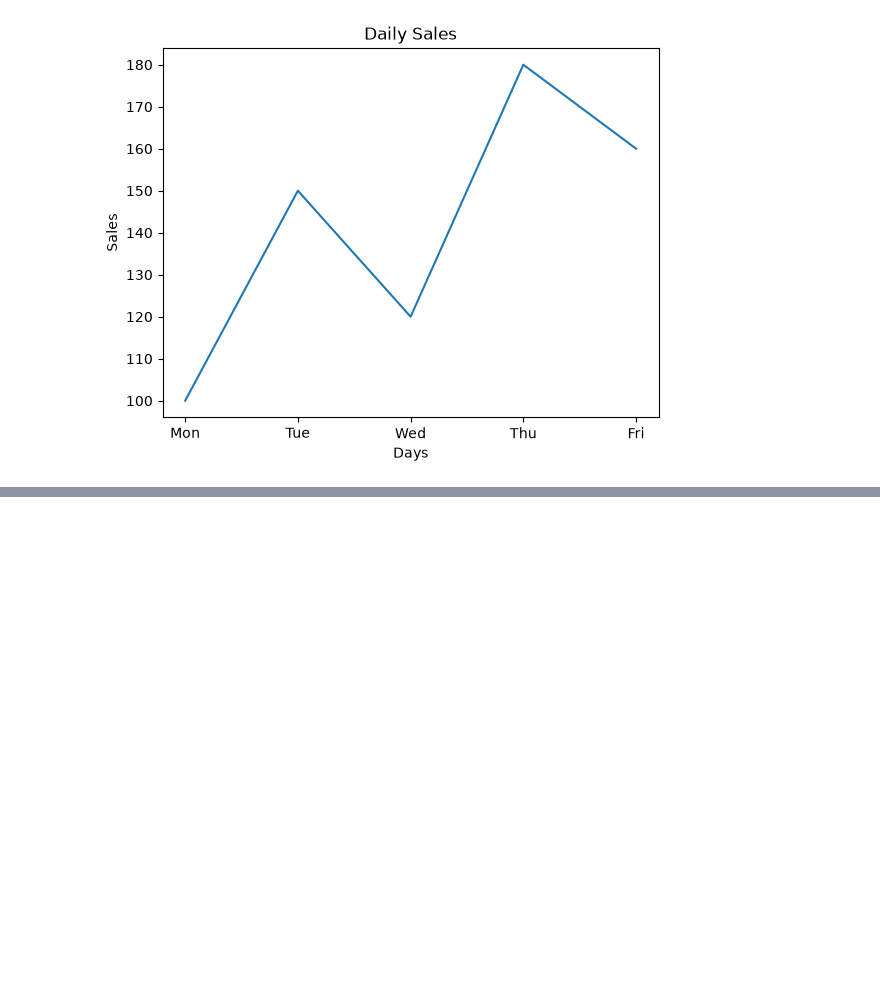
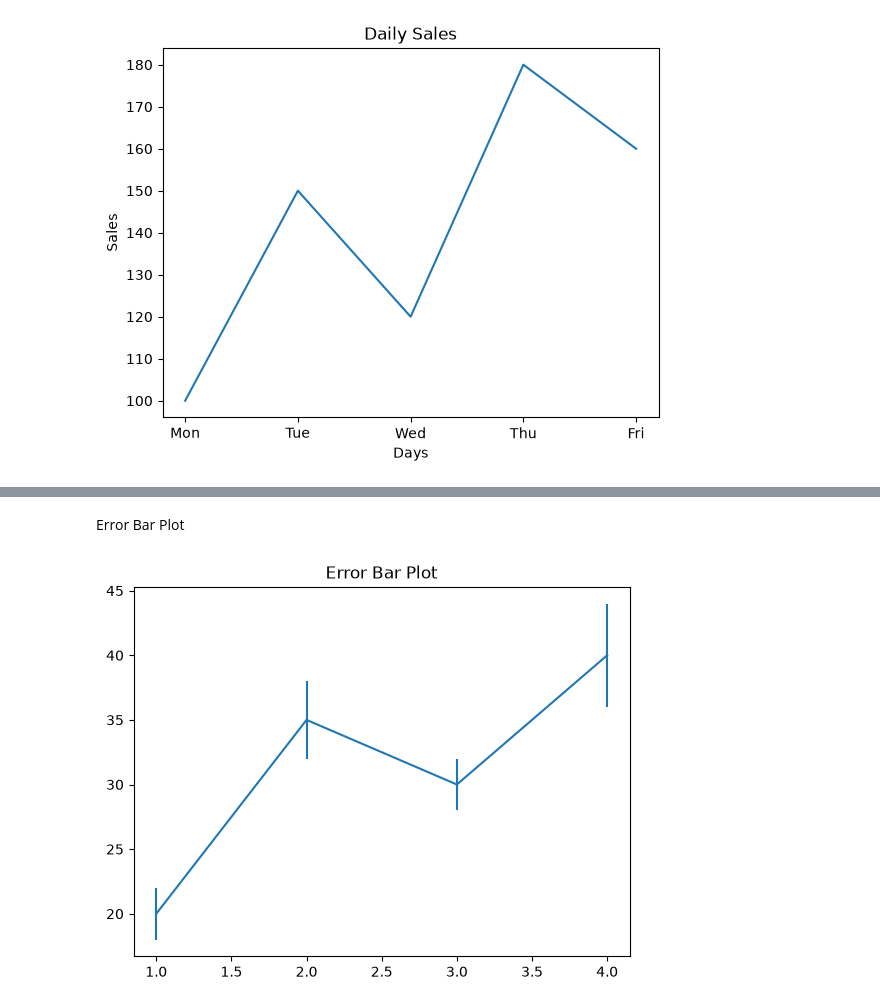
Before and after one commit to ayshamehek/Python-Data-Science-Libraries, a Jupyter notebook: matplotlib/intoduction.ipynb, the cells around one changed output, grey strips where cells are left out. Drawn from its saved outputs; the diff is of its cells as text; code cells hidden in the pictures; blank space fills up the shorter version.

```diff
--- a/matplotlib/intoduction.ipynb
+++ b/matplotlib/intoduction.ipynb
@@ -74,0 +105,17 @@ plt.show()
+# %% [markdown]
+Error Bar Plot
+# %%
+
+import matplotlib.pyplot as plt
+
+x = [1, 2, 3, 4]
+y = [20, 35, 30, 40]
+error = [2, 3, 2, 4]
+
+plt.errorbar(x, y, yerr=error)
+
+plt.title("Error Bar Plot")
+
+plt.show()
+# %% [output]
+[figure, added]
```
Also changed, not shown: parts of 10 cells of this notebook, 1 other file.
